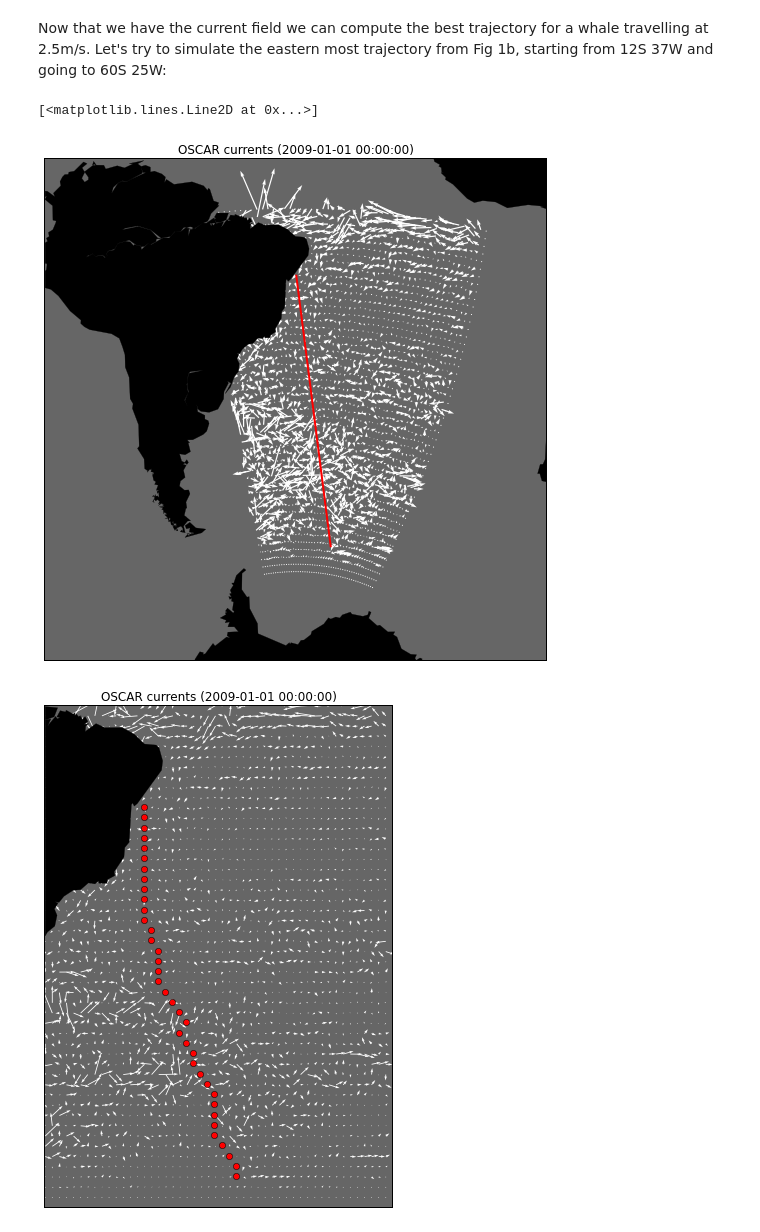
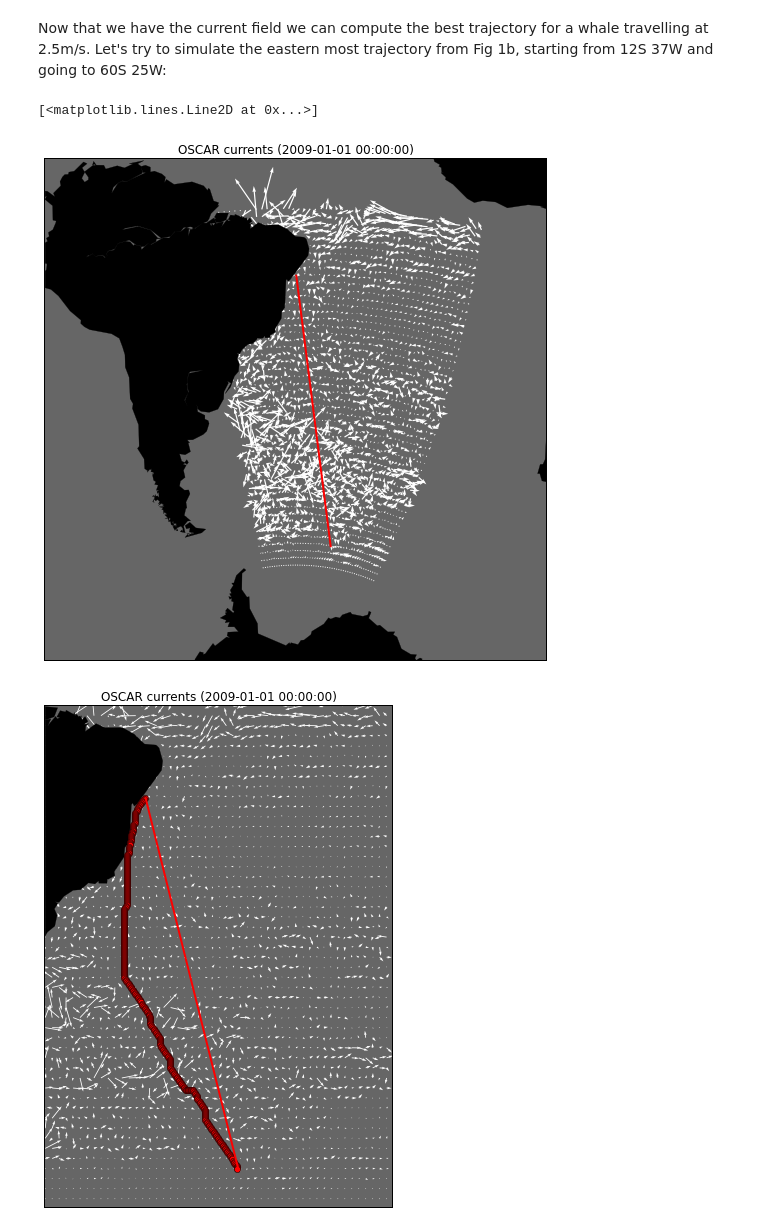
Before and after one commit to betodealmeida/notebooks, a Jupyter notebook: whale_migration/Analyzing tracks (external data).ipynb, the cells around one changed output. Saved outputs shown, nothing was run; the diff lists cells and outputs as text; code cells hidden in the pictures.

```diff
--- a/whale_migration/Analyzing tracks (external data).ipynb
+++ b/whale_migration/Analyzing tracks (external data).ipynb
@@ -72,8 +72,8 @@ cb.set_label('m/s')
 # %% [markdown]
 Let's increase the resolution, interpolating linearly:
 # %%
-xi = linspace(310, 355, 50)
-yi = linspace(0, -65, 50)
+xi = linspace(310, 355, 500)
+yi = linspace(0, -65, 500)
 Xi, Yi = np.meshgrid(xi, yi)
 
 Ui = np.ma.masked_all((U.shape[0], len(yi), len(xi)), U.dtype)
@@ -81,8 +81,6 @@ Vi = np.ma.masked_all((V.shape[0], len(yi), len(xi)), V.dtype)
 for l in range(U.shape[0]):
     valid = ~U[l].mask & ~V[l].mask
     points = X[valid], Y[valid]
-    x = linspace(310, 355, 500)
-    y = linspace(0, -65, 500)
     Ui[l] = scipy.interpolate.griddata(points, U[l][valid], (Xi, Yi)).reshape(Xi.shape)
     Vi[l] = scipy.interpolate.griddata(points, V[l][valid], (Xi, Yi)).reshape(Xi.shape)
 # %% [markdown]
@@ -123,13 +121,13 @@ m.drawcoastlines(linewidth=0.25)
 m.fillcontinents(color='#000000', lake_color='#666666')
 m.drawmapboundary(fill_color='#666666')
 
-xx, yy = m(Xi, Yi)
-m.quiver(xx, yy, Ui[0], Vi[0], color='white')
+xx, yy = m(Xi[::10,::10], Yi[::10,::10])
+m.quiver(xx, yy, Ui[0,::10,::10], Vi[0,::10,::10], color='white')
 xx, yy = m([-37, -25], [-12, -60])
 m.plot(xx, yy, 'r-', linewidth=2)
 # %% [output]
 [<matplotlib.lines.Line2D at 0x...>]
-[figure, old version]
+[figure, new version]
 # %%
 def shortest_path1(X, Y, U, V, T, G, start, end, s0=0, t0=0):
     q = [(t0, start, ())]
@@ -244,28 +242,28 @@ path, end = shortest_path(Xi, Yi, Ui, Vi, T, G, start, end, s0, T[51])
 # %%
 fig = figure(figsize=(15,9))
 ax = fig.gca()
 ax.set_title('OSCAR currents (%s)' % coards.parse(dataset1.time[0][0], dataset1.time.units))
 
 m = Basemap(ax=ax, llcrnrlon=310, llcrnrlat=-65, urcrnrlon=355, urcrnrlat=0)
 width = 8000000
 height = 8000000
 #m = Basemap(width=width, height=height, projection='aeqd', lat_0=-36, lon_0=-37)
 m.drawcoastlines(linewidth=0.25)
 m.fillcontinents(color='#000000', lake_color='#666666')
 m.drawmapboundary(fill_color='#666666')
 
-xx, yy = m(Xi, Yi)
-m.quiver(xx, yy, Ui[0], Vi[0], color='white')
+xx, yy = m(Xi[::10,::10], Yi[::10,::10])
+m.quiver(xx, yy, Ui[0,::10,::10], Vi[0,::10,::10], color='white')
 xx = [Xi[s] for s in path]
 yy = [Yi[s] for s in path]
 xx, yy = m(xx, yy)
 m.plot(xx, yy, 'ro')
-xx, yy = m([-37, -25], [-12, -60])
+xx, yy = m([323, 335], [-12, -60])
 m.plot(xx, yy, 'r-', linewidth=2)
 
 fig.savefig('traj.png')
 # %% [output]
-[figure, old version]
+[figure, new version]
 # %%
 print coards.parse(T[51]/(24*60*60), dataset1.time.units)
 print coards.parse(end/(24*60*60), dataset1.time.units)
```
Also changed, not shown: parts of 3 cells of this notebook.
